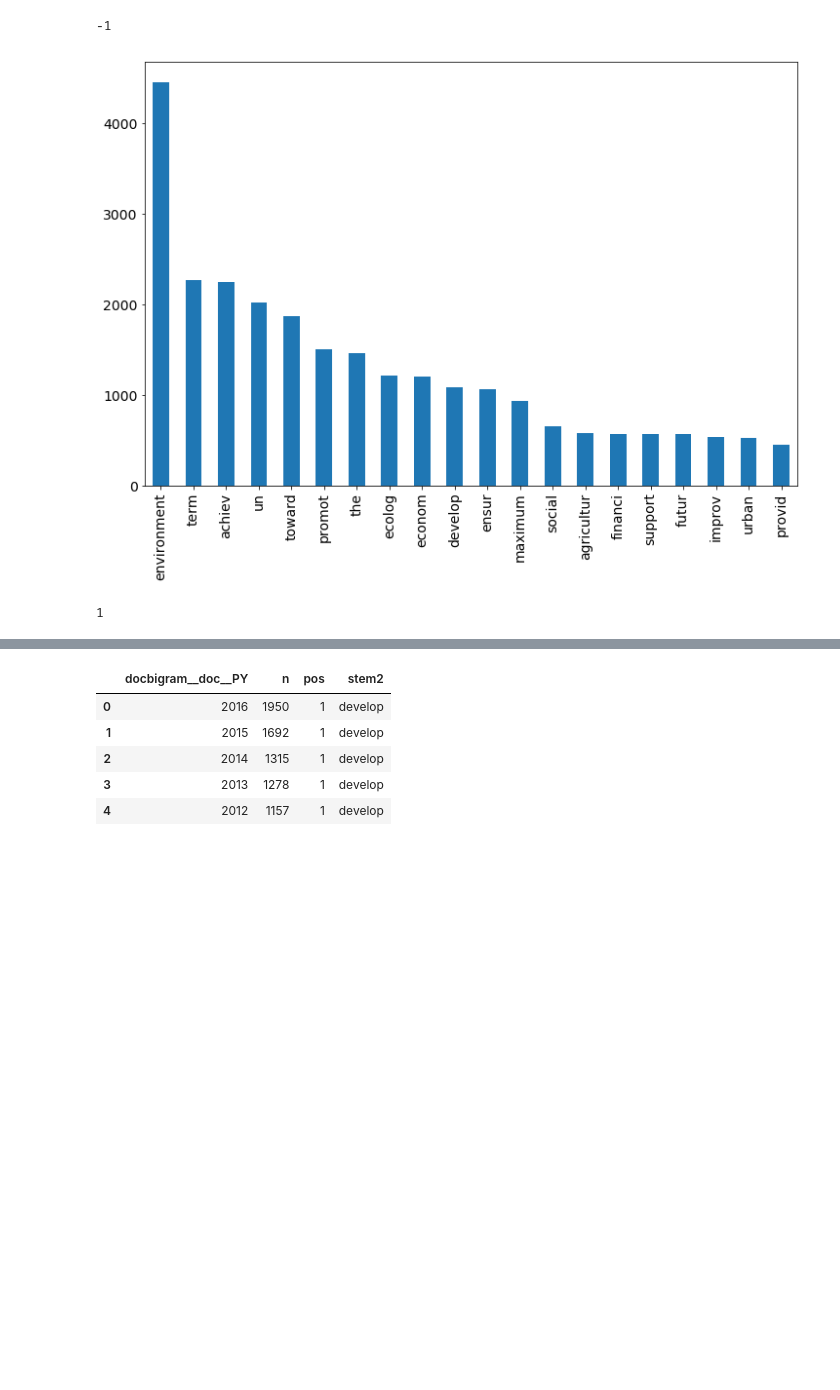
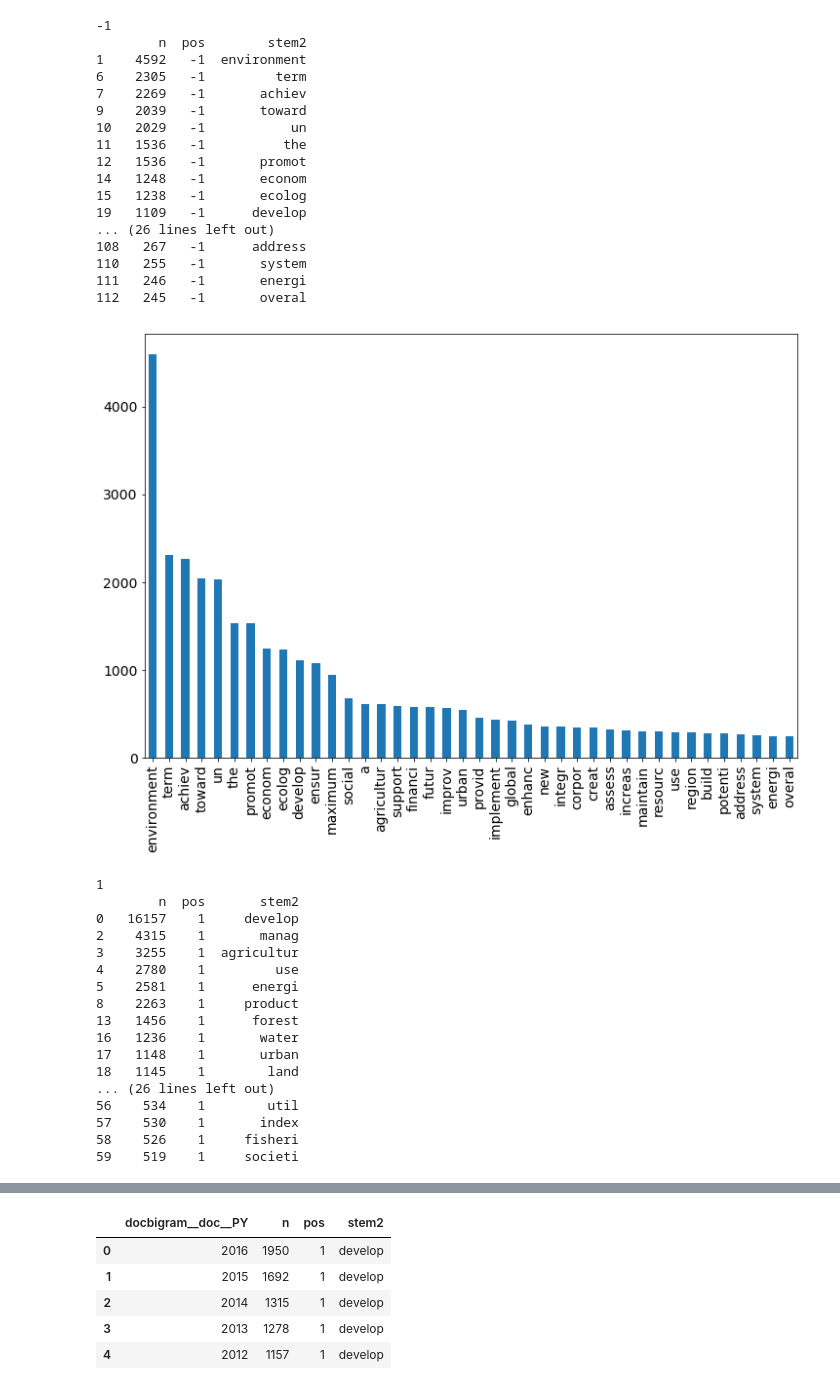
Before and after one commit to mcc-apsis/sustainability, a Jupyter notebook: code/sustainable_words.ipynb, the cells around one changed output, grey strips where cells are left out. Saved outputs shown, nothing was run; the diff lists cells and outputs as text; code cells hidden in the pictures; blank space fills up the shorter version.

```diff
--- a/code/sustainable_words.ipynb
+++ b/code/sustainable_words.ipynb
@@ -32,13 +32,46 @@ df.head()
 # %%
 plt.rcParams["figure.figsize"] = [12,8]
 for name, group in df.groupby('pos'):
     print(name)
-    pdf = group.head(20)
+    pdf = group.head(40)
+    print(pdf)
     ax = pdf['n'].plot.bar()
     ax.set_xticklabels(pdf.stem2)
     ax.tick_params(labelsize=14)
     plt.show()
 # %% [output]
 -1
+        n  pos        stem2
+1    4592   -1  environment
+6    2305   -1         term
+7    2269   -1       achiev
+9    2039   -1       toward
+10   2029   -1           un
+11   1536   -1          the
+12   1536   -1       promot
+14   1248   -1       econom
+15   1238   -1       ecolog
+19   1109   -1      develop
+... (26 lines left out)
+108   267   -1      address
+110   255   -1       system
+111   246   -1       energi
+112   245   -1       overal
-[figure, old version]
+[figure, new version]
 1
+        n  pos       stem2
+0   16157    1     develop
+2    4315    1       manag
+3    3255    1  agricultur
+4    2780    1         use
+5    2581    1      energi
+8    2263    1     product
+13   1456    1      forest
+16   1236    1       water
+17   1148    1       urban
+18   1145    1        land
+... (26 lines left out)
+56    534    1        util
+57    530    1       index
+58    526    1     fisheri
+59    519    1     societi
```
Also changed, not shown: parts of 2 cells of this notebook, 8 other files.
